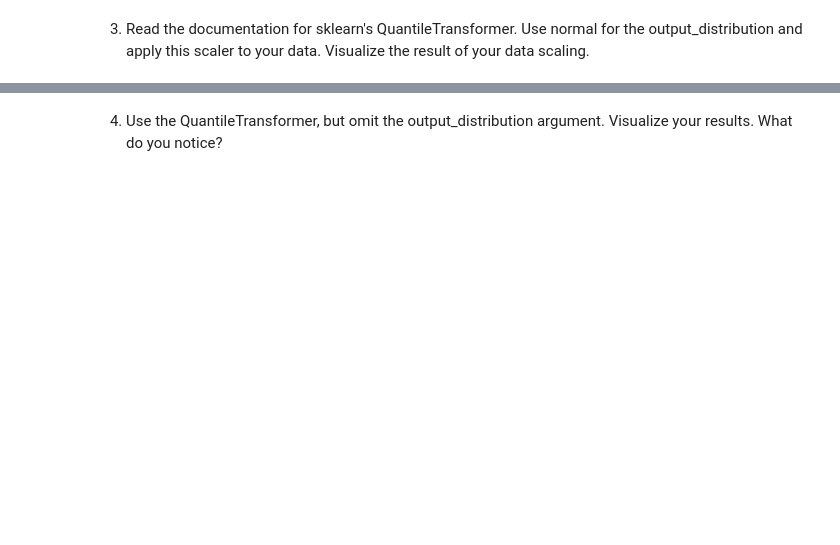
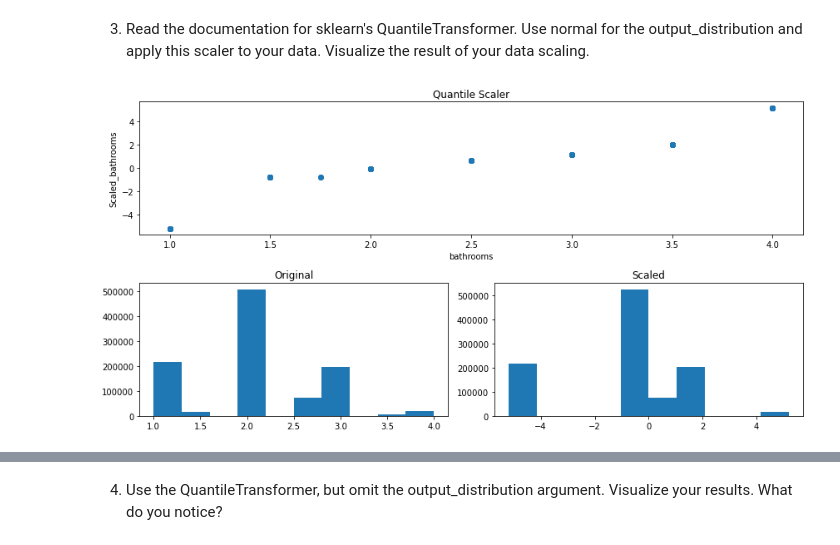
Before and after one commit to CurtisJohansen/regression-exercises, a Jupyter notebook: scaling.ipynb, the cells around one changed output, grey strips where cells are left out. Drawn from its saved outputs; the diff is of its cells as text; code cells hidden in the pictures; blank space fills up the shorter version.

```diff
--- a/scaling.ipynb
+++ b/scaling.ipynb
@@ -173,6 +173,26 @@ def wrangle_zillow():
     train, validate, test = prepare_zillow(acquire_zillow())
 
     return train, validate, test
+# %%
+def visualize_scaled_date(scaler, scaler_name, feature):
+    scaled = scaler.fit_transform(train[[feature]])
+    fig = plt.figure(figsize = (12,6))
+
+    gs = plt.GridSpec(2,2)
+
+    ax1 = fig.add_subplot(gs[0, :])
+    ax2 = fig.add_subplot(gs[1,0])
+    ax3 = fig.add_subplot(gs[1,1])
+
+    ax1.scatter(train[[feature]], scaled)
+    ax1.set(xlabel = feature, ylabel = 'Scaled_' + feature, title = scaler_name)
+
+    ax2.hist(train[[feature]])
+    ax2.set(title = 'Original')
+
+    ax3.hist(scaled)
+    ax3.set(title = 'Scaled')
+    plt.tight_layout();
 # %%
 train, validate, test = wrangle_zillow()
 # %% [output]
@@ -255,0 +379,6 @@ plt.hist(x = train['tax_value_qt'])
+# %%
+# visualize bathroom quantile transformation with 'normal' output
+
+visualize_scaled_date(sklearn.preprocessing.QuantileTransformer(output_distribution='normal'), 'Quantile Scaler', 'bathrooms')
+# %% [output]
+[figure, added]
```
Also changed, not shown: parts of 35 cells of this notebook.
